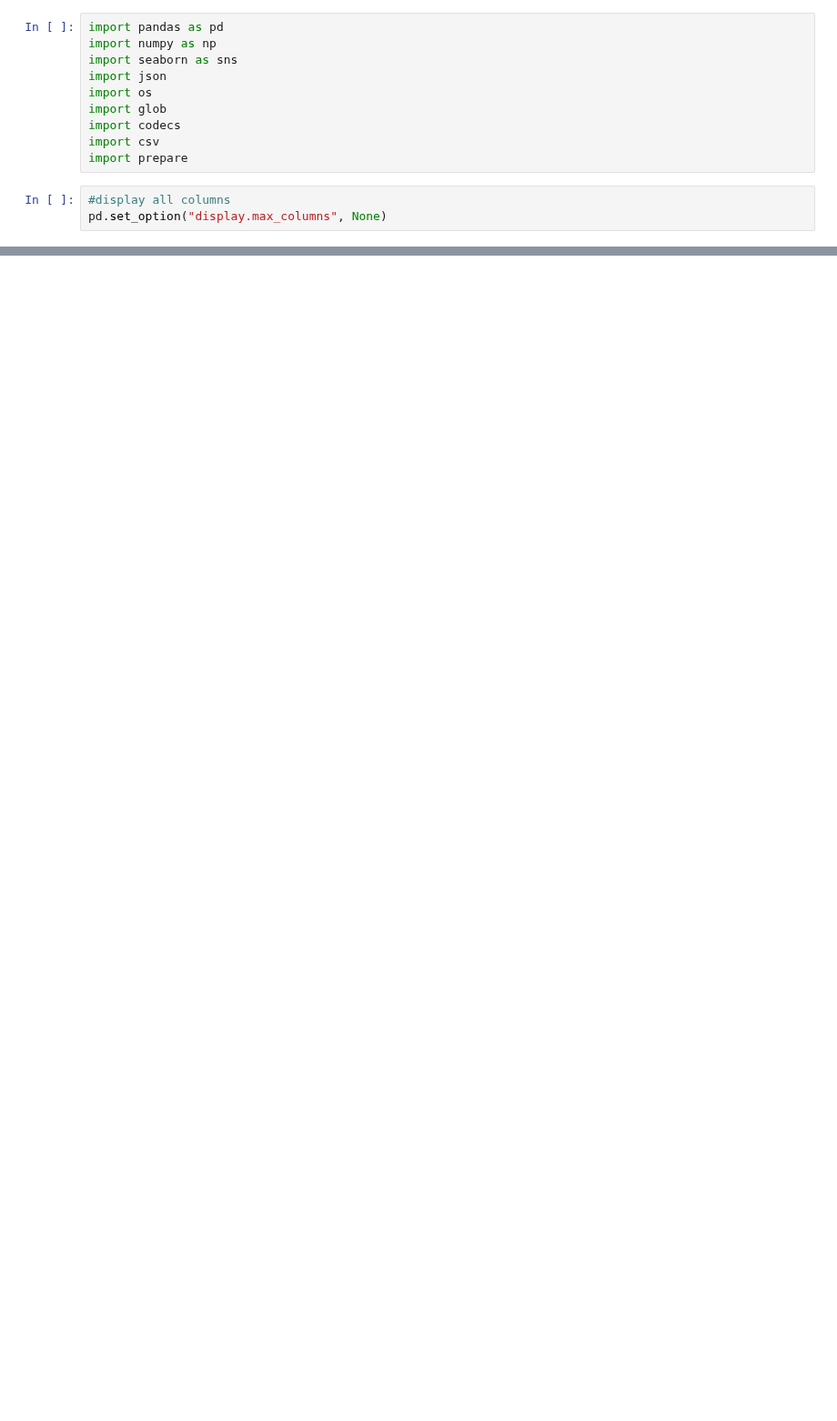
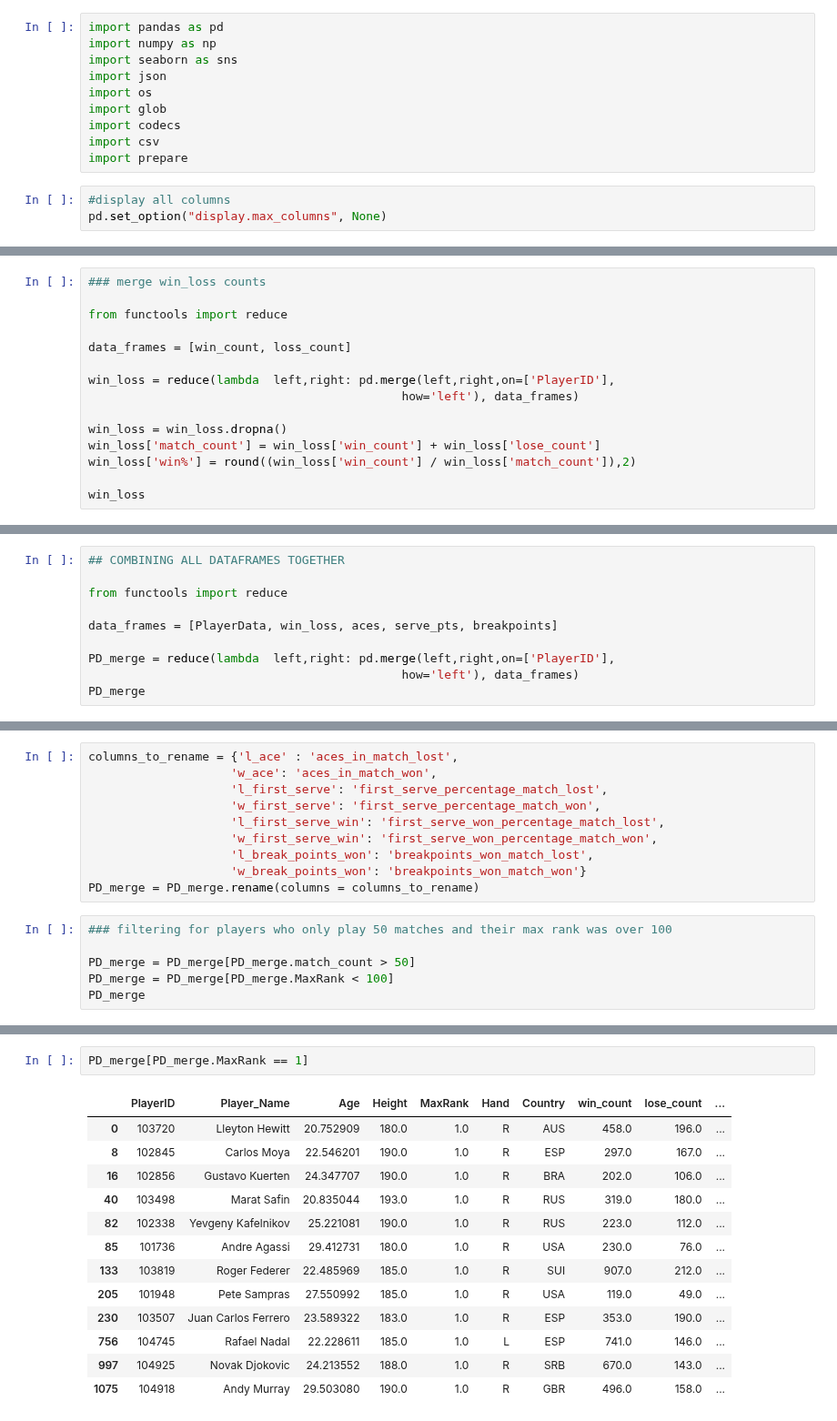
Before and after one commit to Racket-Science/Tennis-Match-Predictions, a Jupyter notebook: Notebooks/PlayerDatabse_Builder.ipynb, the cells around one changed output, grey strips where cells are left out. Shown at 91% size. Saved outputs shown, nothing was run; the diff lists cells and outputs as text; blank space fills up the shorter version.

```diff
--- a/Notebooks/PlayerDatabse_Builder.ipynb
+++ b/Notebooks/PlayerDatabse_Builder.ipynb
@@ -120,0 +122,15 @@ Length: 81, dtype: object
+# %%
+### merge win_loss counts
+
+from functools import reduce
+
+data_frames = [win_count, loss_count]
+
+win_loss = reduce(lambda  left,right: pd.merge(left,right,on=['PlayerID'],
+                                            how='left'), data_frames)
+
+win_loss = win_loss.dropna()
+win_loss['match_count'] = win_loss['win_count'] + win_loss['lose_count']
+win_loss['win%'] = round((win_loss['win_count'] / win_loss['match_count']),2)
+
+win_loss
@@ -120,0 +286,10 @@ Length: 81, dtype: object
+# %%
+## COMBINING ALL DATAFRAMES TOGETHER
+
+from functools import reduce
+
+data_frames = [PlayerData, win_loss, aces, serve_pts, breakpoints]
+
+PD_merge = reduce(lambda  left,right: pd.merge(left,right,on=['PlayerID'],
+                                            how='left'), data_frames)
+PD_merge
@@ -120,0 +310,16 @@ Length: 81, dtype: object
+# %%
+columns_to_rename = {'l_ace' : 'aces_in_match_lost',
+                    'w_ace': 'aces_in_match_won',
+                    'l_first_serve': 'first_serve_percentage_match_lost',
+                    'w_first_serve': 'first_serve_percentage_match_won',
+                    'l_first_serve_win': 'first_serve_won_percentage_match_lost',
+                    'w_first_serve_win': 'first_serve_won_percentage_match_won',
+                    'l_break_points_won': 'breakpoints_won_match_lost',
+                    'w_break_points_won': 'breakpoints_won_match_won'}
+PD_merge = PD_merge.rename(columns = columns_to_rename)
+# %%
+### filtering for players who only play 50 matches and their max rank was over 100
+
+PD_merge = PD_merge[PD_merge.match_count > 50]
+PD_merge = PD_merge[PD_merge.MaxRank < 100]
+PD_merge
@@ -120,0 +342,16 @@ Length: 81, dtype: object
+# %%
+PD_merge[PD_merge.MaxRank == 1]
+# %% [output]
+|  | PlayerID | Player_Name | Age | Height | MaxRank | Hand | Country | win_count | lose_count | ... |
+| 0 | 103720 | Lleyton Hewitt | 20.752909 | 180.0 | 1.0 | R | AUS | 458.0 | 196.0 | ... |
+| 8 | 102845 | Carlos Moya | 22.546201 | 190.0 | 1.0 | R | ESP | 297.0 | 167.0 | ... |
+| 16 | 102856 | Gustavo Kuerten | 24.347707 | 190.0 | 1.0 | R | BRA | 202.0 | 106.0 | ... |
+| 40 | 103498 | Marat Safin | 20.835044 | 193.0 | 1.0 | R | RUS | 319.0 | 180.0 | ... |
+| 82 | 102338 | Yevgeny Kafelnikov | 25.221081 | 190.0 | 1.0 | R | RUS | 223.0 | 112.0 | ... |
+| 85 | 101736 | Andre Agassi | 29.412731 | 180.0 | 1.0 | R | USA | 230.0 | 76.0 | ... |
+| 133 | 103819 | Roger Federer | 22.485969 | 185.0 | 1.0 | R | SUI | 907.0 | 212.0 | ... |
+| 205 | 101948 | Pete Sampras | 27.550992 | 185.0 | 1.0 | R | USA | 119.0 | 49.0 | ... |
+| 230 | 103507 | Juan Carlos Ferrero | 23.589322 | 183.0 | 1.0 | R | ESP | 353.0 | 190.0 | ... |
+| 756 | 104745 | Rafael Nadal | 22.228611 | 185.0 | 1.0 | L | ESP | 741.0 | 146.0 | ... |
+| 997 | 104925 | Novak Djokovic | 24.213552 | 188.0 | 1.0 | R | SRB | 670.0 | 143.0 | ... |
+| 1075 | 104918 | Andy Murray | 29.503080 | 190.0 | 1.0 | R | GBR | 496.0 | 158.0 | ... |
```
Also changed, not shown: parts of 49 cells of this notebook.
